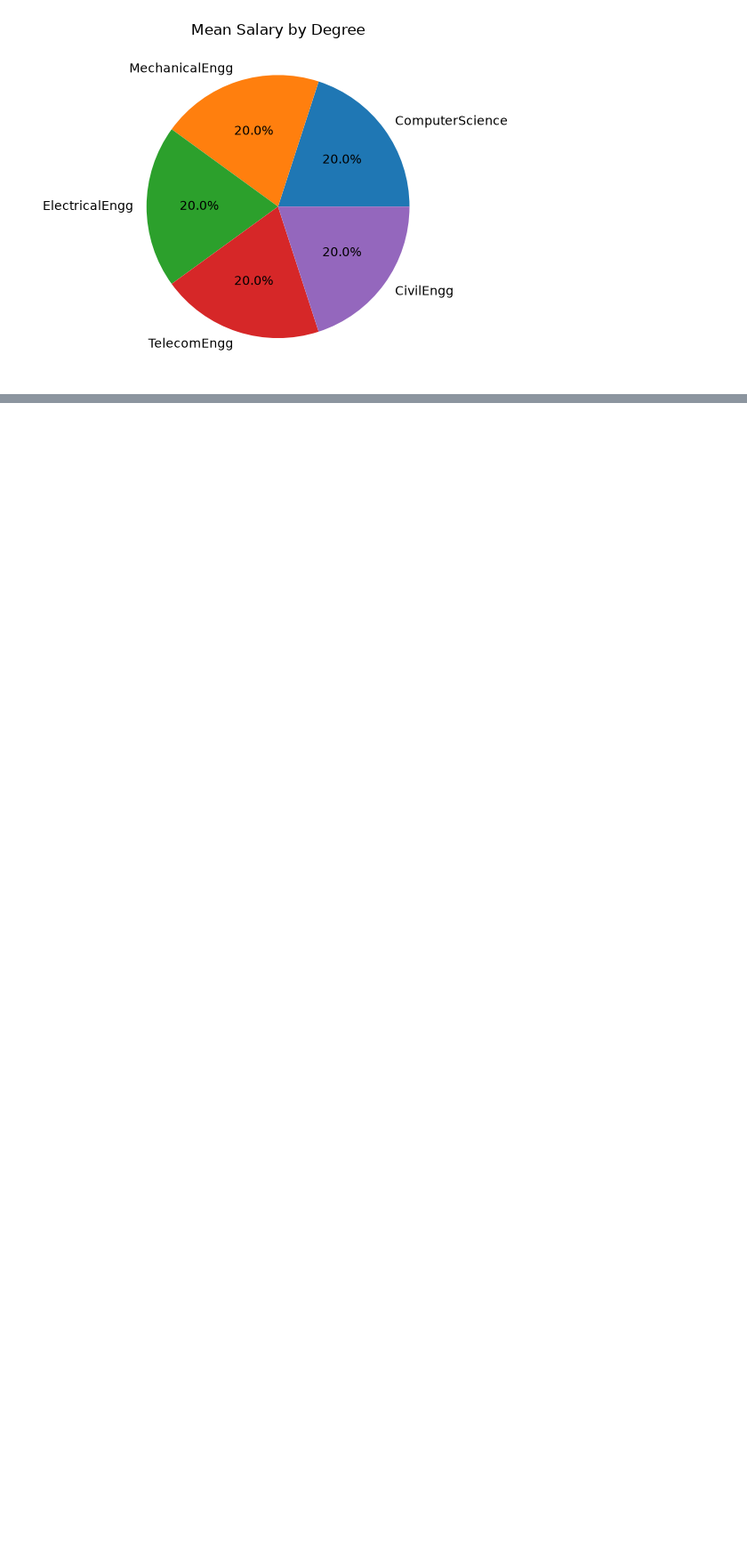
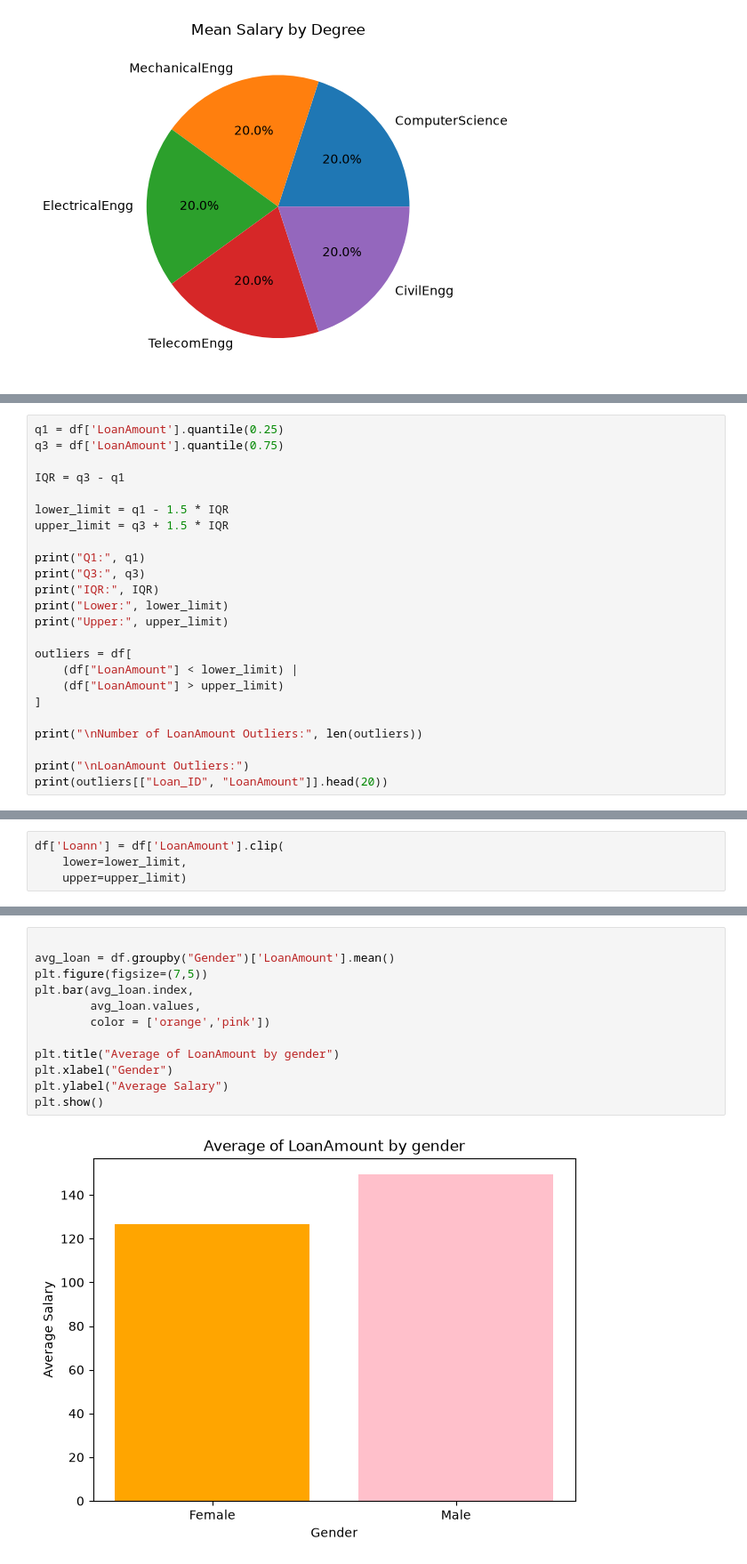
Before and after one commit to moulithatorati15/python-practice-and-projects, a Jupyter notebook: tasks.ipynb, the cells around one changed output, grey strips where cells are left out. Shown at 89% size. Cells and saved outputs as stored; diff of their text form; blank space fills up the shorter version.

```diff
--- a/tasks.ipynb
+++ b/tasks.ipynb
@@ -652,0 +1005,24 @@ plt.show()
+# %%
+q1 = df['LoanAmount'].quantile(0.25)
+q3 = df['LoanAmount'].quantile(0.75)
+
+IQR = q3 - q1
+
+lower_limit = q1 - 1.5 * IQR
+upper_limit = q3 + 1.5 * IQR
+
+print("Q1:", q1)
+print("Q3:", q3)
+print("IQR:", IQR)
+print("Lower:", lower_limit)
+print("Upper:", upper_limit)
+
+outliers = df[
+    (df["LoanAmount"] < lower_limit) |
+    (df["LoanAmount"] > upper_limit)
+]
+
+print("\nNumber of LoanAmount Outliers:", len(outliers))
+
+print("\nLoanAmount Outliers:")
+print(outliers[["Loan_ID", "LoanAmount"]].head(20))
@@ -652,0 +1057,4 @@ plt.show()
+# %%
+df['Loann'] = df['LoanAmount'].clip(
+    lower=lower_limit,
+    upper=upper_limit)
@@ -652,0 +1090,14 @@ plt.show()
+# %%
+
+avg_loan = df.groupby("Gender")['LoanAmount'].mean()
+plt.figure(figsize=(7,5))
+plt.bar(avg_loan.index,
+        avg_loan.values,
+        color = ['orange','pink'])
+
+plt.title("Average of LoanAmount by gender")
+plt.xlabel("Gender")
+plt.ylabel("Average Salary")
+plt.show()
+# %% [output]
+[figure, added]
```
Also changed, not shown: parts of 37 cells of this notebook.
